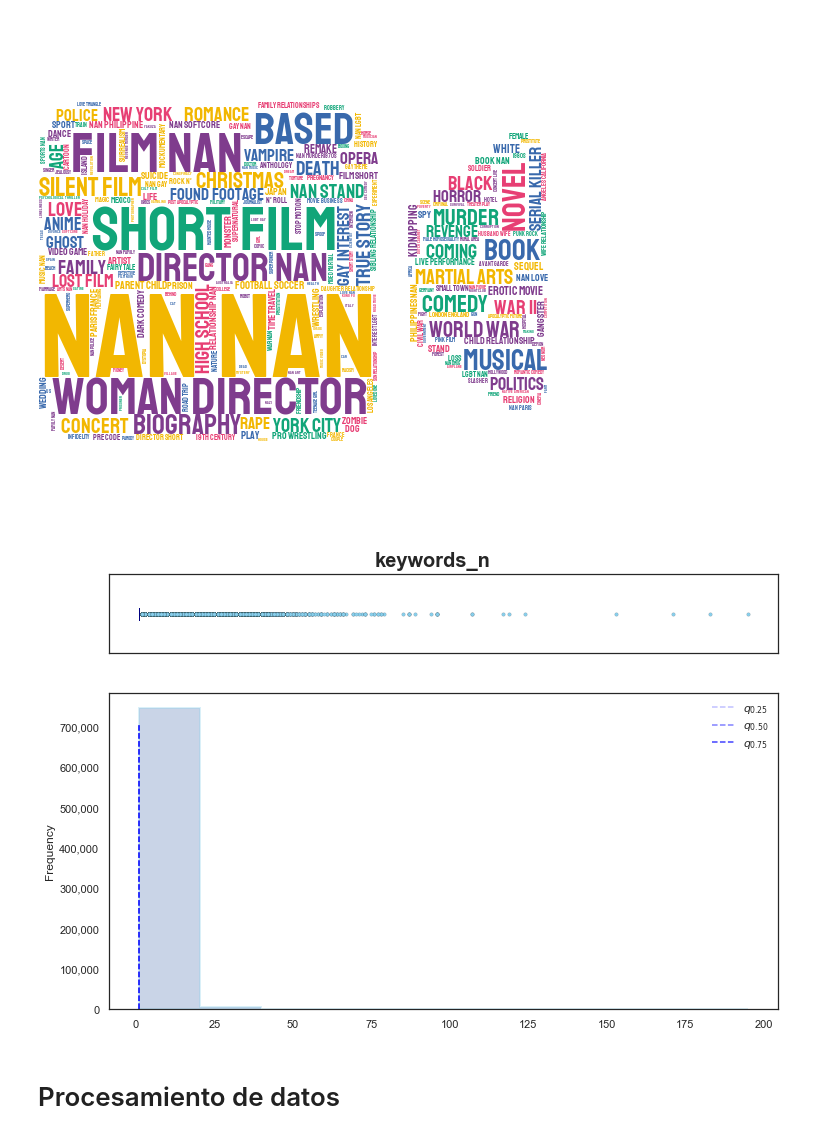
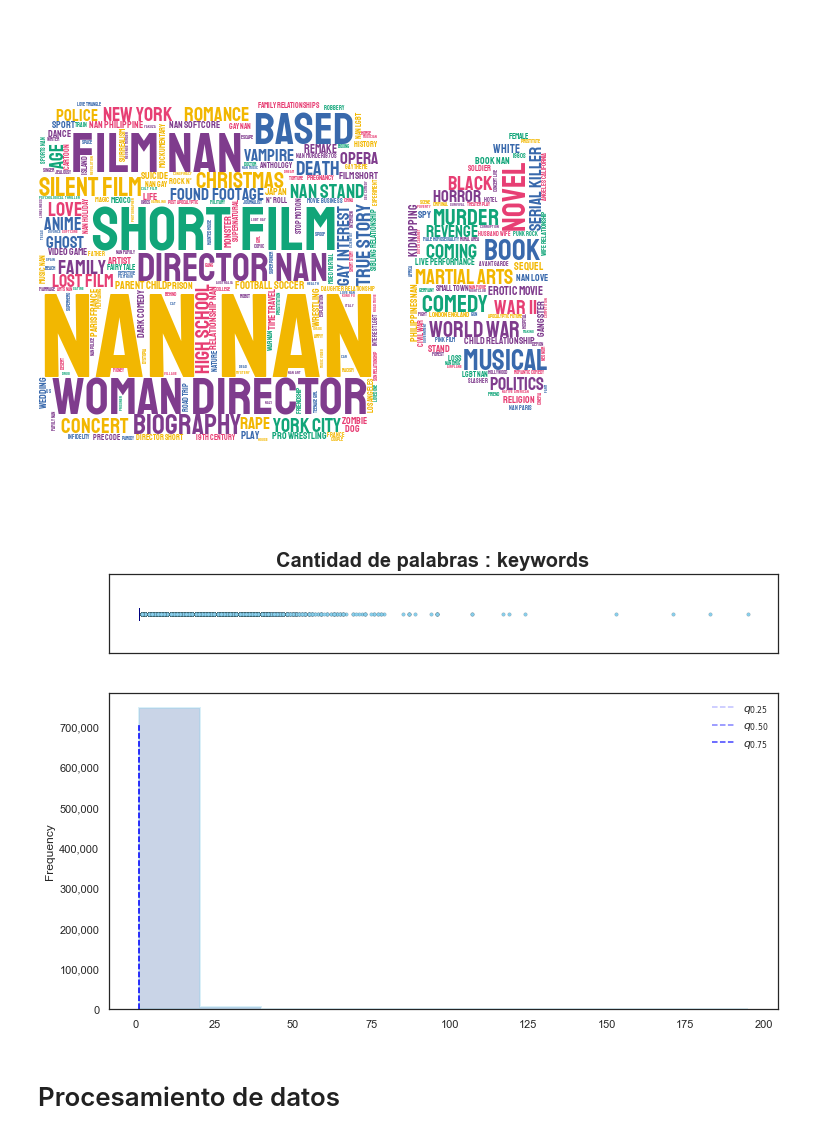
Before and after one commit to jesus-valencia97/Diplomado-en-ciencia-de-datos, a Jupyter notebook: Proyecto/Modulo 5/M1/M5 - Modulo1.ipynb, the cells around one changed output. Cells and saved outputs as stored; diff of their text form; code cells hidden in the pictures.

```diff
--- a/Proyecto/Modulo 5/M1/M5 - Modulo1.ipynb
+++ b/Proyecto/Modulo 5/M1/M5 - Modulo1.ipynb
@@ -271,10 +277,10 @@ TC.cloud(TMDb,'keywords')
 # %% [output]
 [figure]
 # %%
-PlotUtils.hist_box(str_db,'keywords_n')
+PlotUtils.hist_box(str_db,'keywords_n',ctitle='Cantidad de palabras : keywords')
 plt.savefig('nwords_keywords.png')
 # %% [output]
-[figure, old version]
+[figure, new version]
 # %% [markdown]
 # Procesamiento de datos
 # %% [markdown]
```
Also changed, not shown: parts of 19 cells of this notebook.
